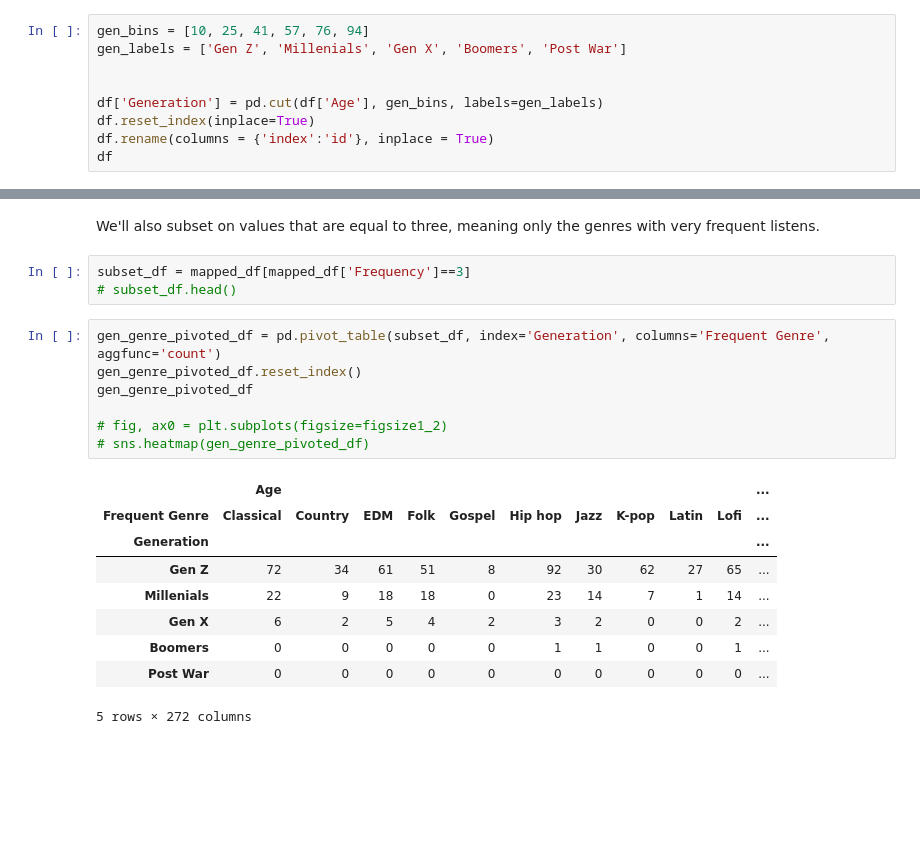
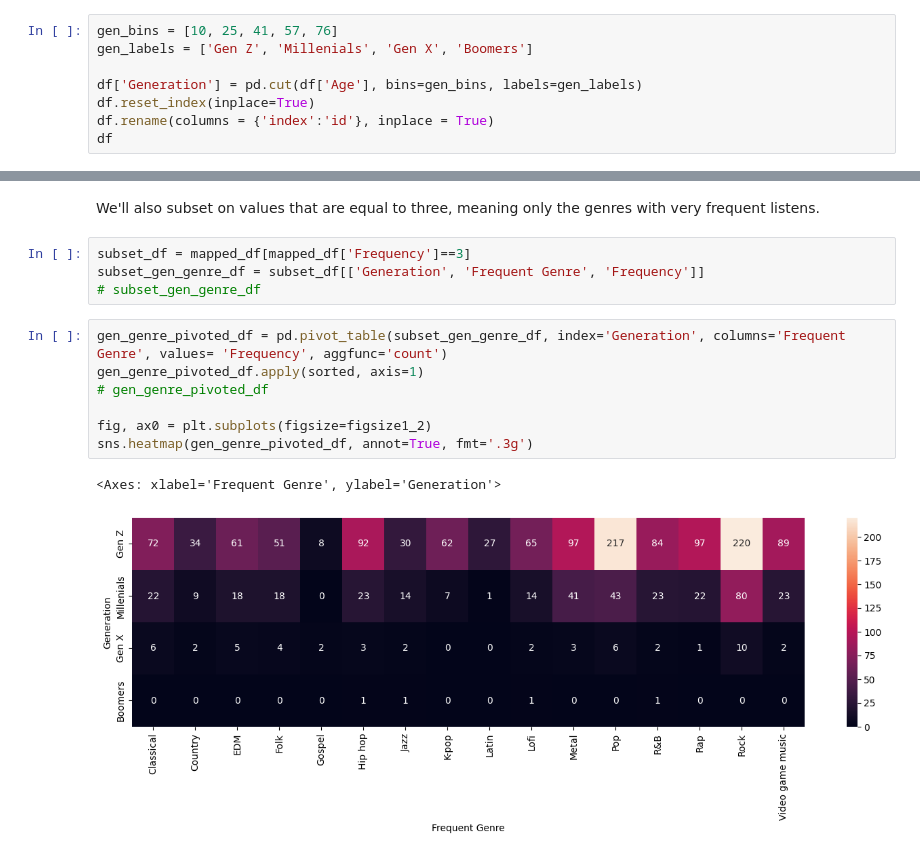
Before and after one commit to mlcuadra1/Mental-Health-x-Music-EDA, a Jupyter notebook: notebooks/Script 2 - EDA.ipynb, the cells around one changed output, grey strips where cells are left out. Saved outputs shown, nothing was run; the diff lists cells and outputs as text; blank space fills up the shorter version.

```diff
--- a/notebooks/Script 2 - EDA.ipynb
+++ b/notebooks/Script 2 - EDA.ipynb
@@ -194,9 +200,8 @@ plt.show()
 # %%
-gen_bins = [10, 25, 41, 57, 76, 94]
-gen_labels = ['Gen Z', 'Millenials', 'Gen X', 'Boomers', 'Post War']
+gen_bins = [10, 25, 41, 57, 76]
+gen_labels = ['Gen Z', 'Millenials', 'Gen X', 'Boomers']
 
-
-df['Generation'] = pd.cut(df['Age'], gen_bins, labels=gen_labels)
+df['Generation'] = pd.cut(df['Age'], bins=gen_bins, labels=gen_labels)
 df.reset_index(inplace=True)
 df.rename(columns = {'index':'id'}, inplace = True)
 df
@@ -277,21 +282,15 @@ mapped_df
 We'll also subset on values that are equal to three, meaning only the genres with very frequent listens.
 # %%
 subset_df = mapped_df[mapped_df['Frequency']==3]
-# subset_df.head()
+subset_gen_genre_df = subset_df[['Generation', 'Frequent Genre', 'Frequency']]
+# subset_gen_genre_df
 # %%
-gen_genre_pivoted_df = pd.pivot_table(subset_df, index='Generation', columns='Frequent Genre', aggfunc='count')
-gen_genre_pivoted_df.reset_index()
-gen_genre_pivoted_df
+gen_genre_pivoted_df = pd.pivot_table(subset_gen_genre_df, index='Generation', columns='Frequent Genre', values= 'Frequency', aggfunc='count')
+gen_genre_pivoted_df.apply(sorted, axis=1)
+# gen_genre_pivoted_df
 
-# fig, ax0 = plt.subplots(figsize=figsize1_2)
-# sns.heatmap(gen_genre_pivoted_df)
+fig, ax0 = plt.subplots(figsize=figsize1_2)
+sns.heatmap(gen_genre_pivoted_df, annot=True, fmt='.3g')
 # %% [output]
-|  | Age |  |  |  |  |  |  |  |  |  | ... |
-| Frequent Genre | Classical | Country | EDM | Folk | Gospel | Hip hop | Jazz | K-pop | Latin | Lofi | ... |
-| Generation |  |  |  |  |  |  |  |  |  |  | ... |
-| Gen Z | 72 | 34 | 61 | 51 | 8 | 92 | 30 | 62 | 27 | 65 | ... |
-| Millenials | 22 | 9 | 18 | 18 | 0 | 23 | 14 | 7 | 1 | 14 | ... |
-| Gen X | 6 | 2 | 5 | 4 | 2 | 3 | 2 | 0 | 0 | 2 | ... |
-| Boomers | 0 | 0 | 0 | 0 | 0 | 1 | 1 | 0 | 0 | 1 | ... |
-| Post War | 0 | 0 | 0 | 0 | 0 | 0 | 0 | 0 | 0 | 0 | ... |
-5 rows × 272 columns
+<Axes: xlabel='Frequent Genre', ylabel='Generation'>
+[figure, added]
```
Also changed, not shown: parts of 4 cells of this notebook.
